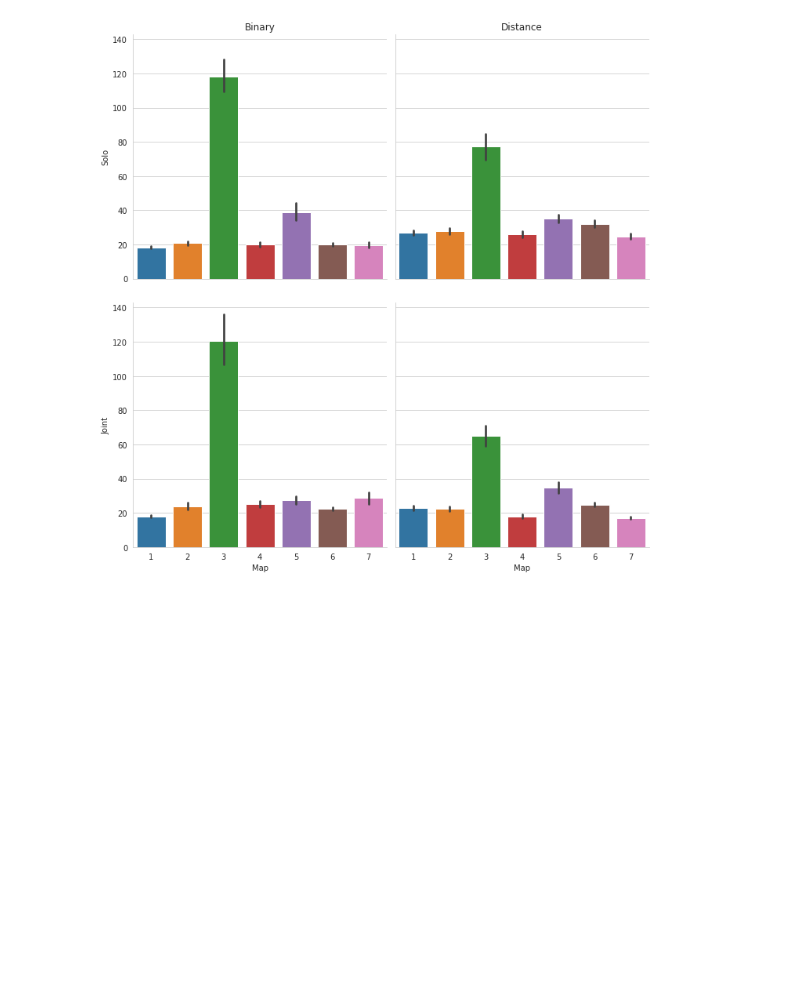
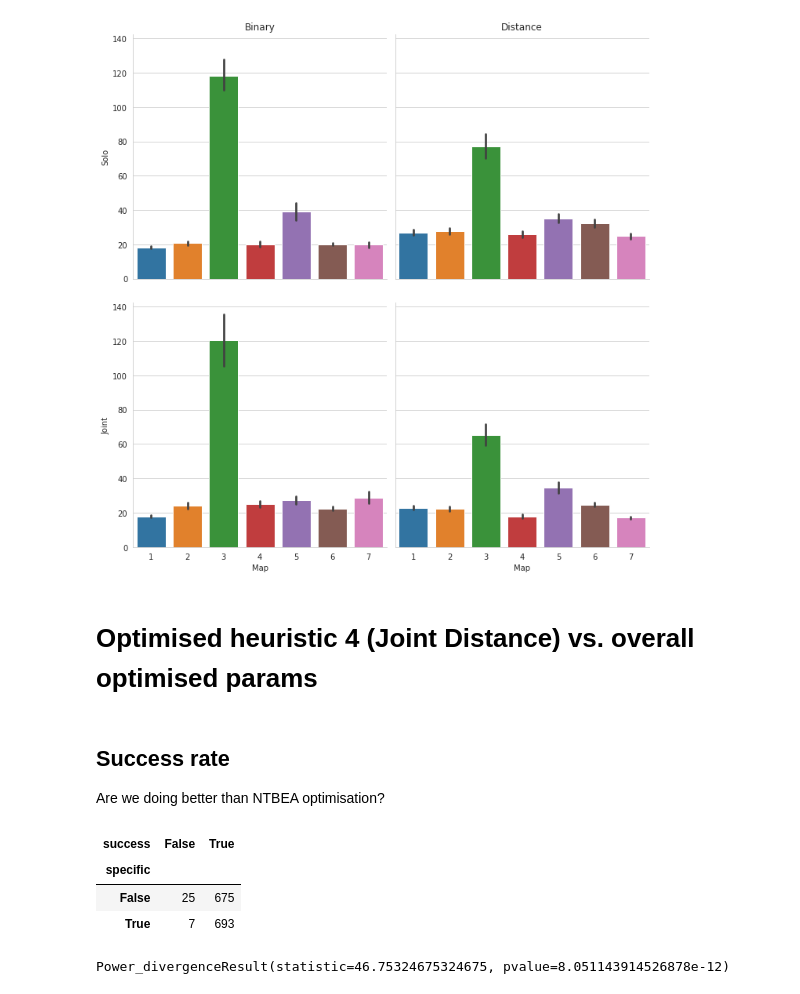
Before and after one commit to Nagasaki45/cooperative-ai, a Jupyter notebook: analysis/analysis.ipynb, the cells around one changed output. Cells and saved outputs as stored; diff of their text form; code cells hidden in the pictures; blank space fills up the shorter version.

Commit message:
Analyse optimised NTBEA vs. original Joint Distance

```diff
--- a/analysis/analysis.ipynb
+++ b/analysis/analysis.ipynb
@@ -171,3 +172,32 @@ ax.axes[1, 1].set_xlabel('Map')
 # %% [output]
 Text(0.5, 6.800000000000029, 'Map')
 [figure]
+# %% [markdown]
+# Optimised heuristic 4 (Joint Distance) vs. overall optimised params
+# %%
+filename = '200_ticks_optimised_heuristic_4_vs_best_ntbea.json'
+df = pd.DataFrame.from_records(to_record(x) for x in load_data(DATA_DIR / filename))
+df['success'] = df['ticks'] < df['ticks'].max()
+df['solo'] = (df['heuristic'] % 2).astype(bool)
+df['binary'] = df['heuristic'] < 3
+# %%
+# 700 iterations of heuristic 4 specific parameters and 700 for NTBEA best parameters
+df['specific'] = [True] * 700 + [False] * 700
+# %% [markdown]
+## Success rate
+
+Are we doing better than NTBEA optimisation?
+# %%
+df.groupby(['specific', 'success'])['specific'].count().unstack()
+# %% [output]
+| success | False | True |
+| specific |  |  |
+| False | 25 | 675 |
+| True | 7 | 693 |
+# %%
+scipy.stats.chisquare(
+    f_exp=df[df['specific'] == True]['success'].value_counts(),
+    f_obs=df[df['specific'] == False]['success'].value_counts(),
+)
+# %% [output]
+Power_divergenceResult(statistic=46.75324675324675, pvalue=8.051143914526878e-12)
```
Also changed, not shown: parts of 8 cells of this notebook, 4 other files.
